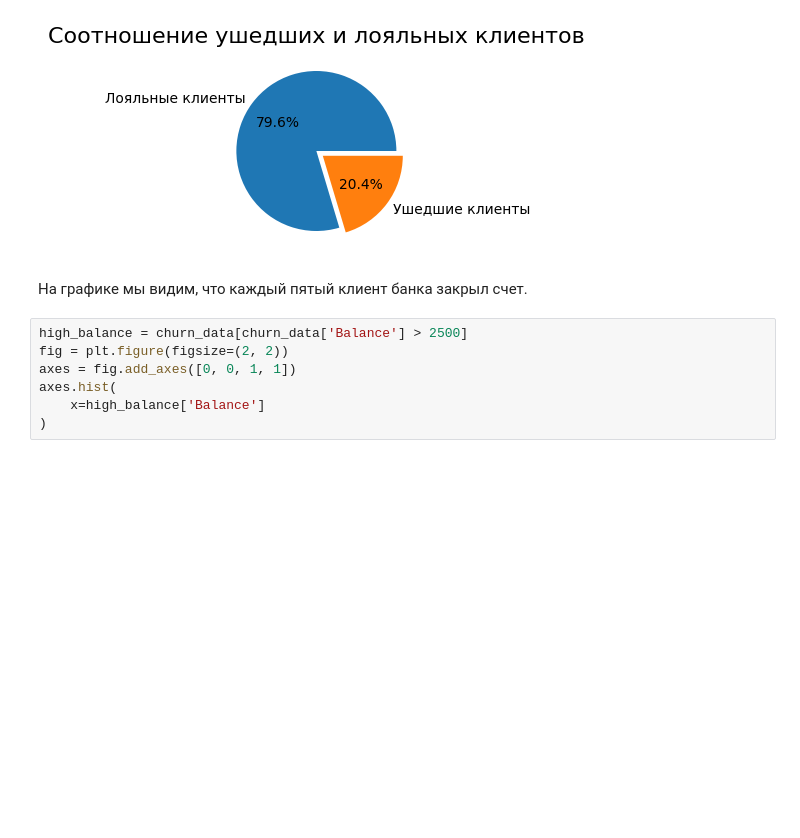
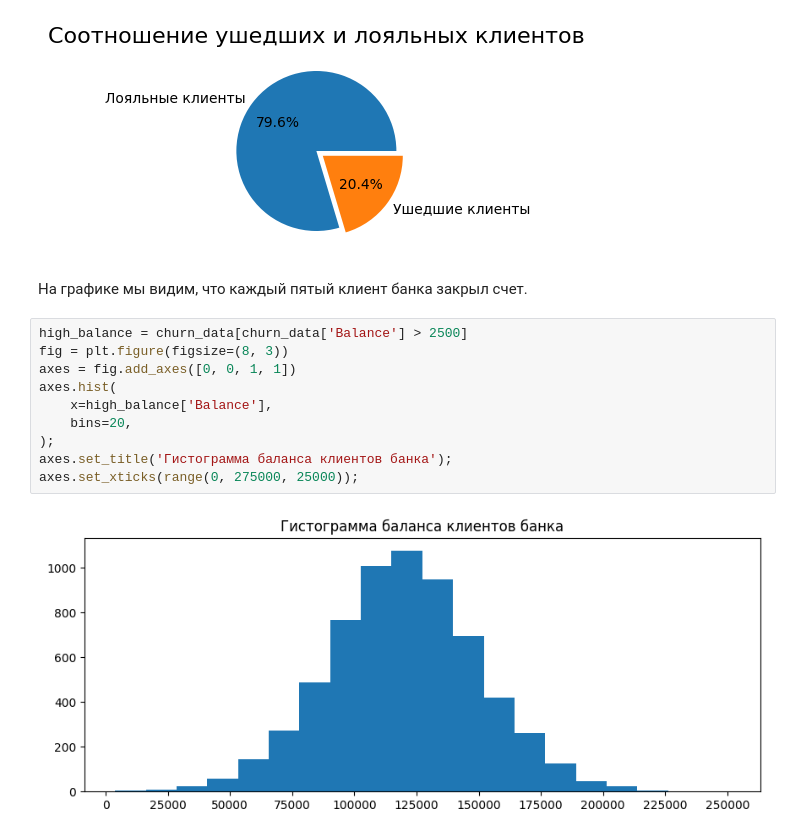
Before and after one commit to merrysam/Study, a Jupyter notebook: PY_12_Vusualize/practive.ipynb, the cells around one changed output. Drawn from its saved outputs; the diff is of its cells as text; blank space fills up the shorter version.

```diff
--- a/PY_12_Vusualize/practive.ipynb
+++ b/PY_12_Vusualize/practive.ipynb
@@ -39,8 +40,13 @@ axes.set_title('Соотношение ушедших и лояльных кли
 На графике мы видим, что каждый пятый клиент банка закрыл счет.
 # %%
 high_balance = churn_data[churn_data['Balance'] > 2500]
-fig = plt.figure(figsize=(2, 2))
+fig = plt.figure(figsize=(8, 3))
 axes = fig.add_axes([0, 0, 1, 1])
 axes.hist(
-    x=high_balance['Balance']
-)
+    x=high_balance['Balance'],
+    bins=20,
+);
+axes.set_title('Гистограмма баланса клиентов банка');
+axes.set_xticks(range(0, 275000, 25000));
+# %% [output]
+[figure, added]
```
Also changed, not shown: parts of 2 cells of this notebook.
